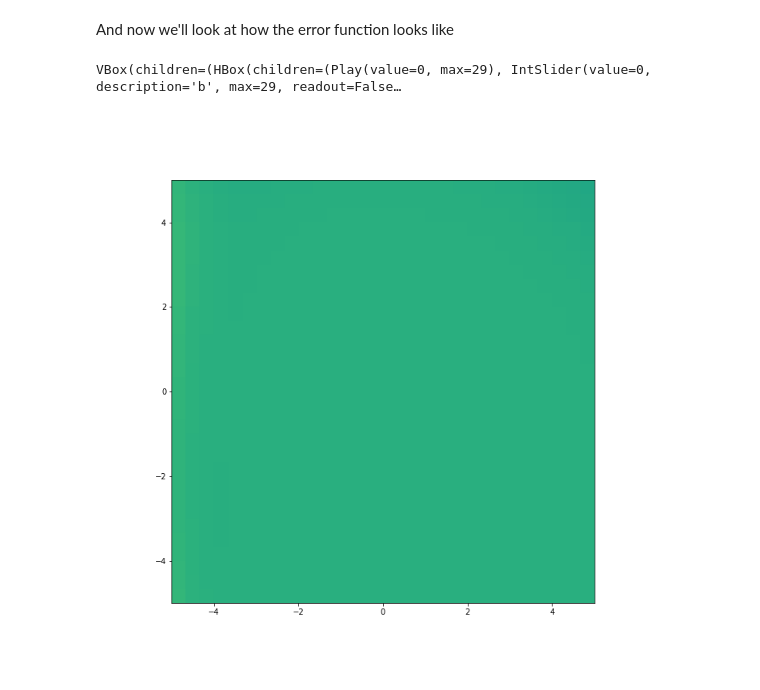
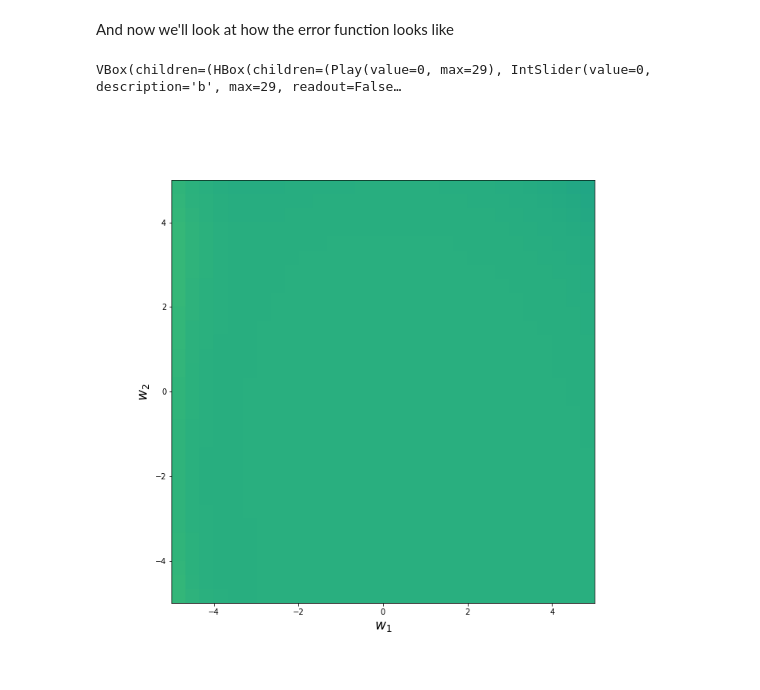
Before and after one commit to ElisaSuarez/czechitas-section3, a Jupyter notebook: czechitas_season1_episode3.ipynb, the cells around one changed output. Drawn from its saved outputs; the diff is of its cells as text; code cells hidden in the pictures.

```diff
--- a/czechitas_season1_episode3.ipynb
+++ b/czechitas_season1_episode3.ipynb
@@ -86,31 +87,33 @@ And now we'll look at how the error function looks like
 # %%
 w1 = np.linspace(-5,5,30)
 w2 = np.linspace(-5,5,30)
 b = np.linspace(-10,10,30)
 W1,W2,B = np.meshgrid(w1,w2,b)
 W1 = W1.reshape(30,30,30,1)
 W2 = W2.reshape(30,30,30,1)
 B = B.reshape(30,30,30,1)
 
 temp = xy.reshape(1,1,1,-1,2)
 O = 1/(1+np.exp(-(W1*temp[:,:,:,:,0]) - (W2*temp[:,:,:,:,1]) + B))
 
 ll = ((0.8*l)+0.1).reshape(1,1,1,-1)
 O = ((O-ll)**2).sum(axis=3) / 1000
 
 b_dict = {v:i for i,v in enumerate(b)}
 def get_plane(b):
     return O[:,:,b_dict[b]]
 
 fig, ax = plt.subplots(figsize=(10,10))
 controls = iplt.imshow(get_plane,
                        b=b,
                        autoscale_cmap=False,
                        extent=[w1[0],w1[-1],w2[0],w2[-1]],
                        play_buttons=True,
                        **{'vmin':O.min(), 'vmax':O.max()})
+ax.set_xlabel('$w_1$', fontsize='xx-large')
+ax.set_ylabel('$w_2$', fontsize='xx-large')
 #iplt.plot(x, f2, controls=controls, label="f2")
 plt.show()
 # %% [output]
 VBox(children=(HBox(children=(Play(value=0, max=29), IntSlider(value=0, description='b', max=29, readout=False…
-[figure, old version]
+[figure, new version]
```
Also changed, not shown: parts of 2 cells of this notebook.
